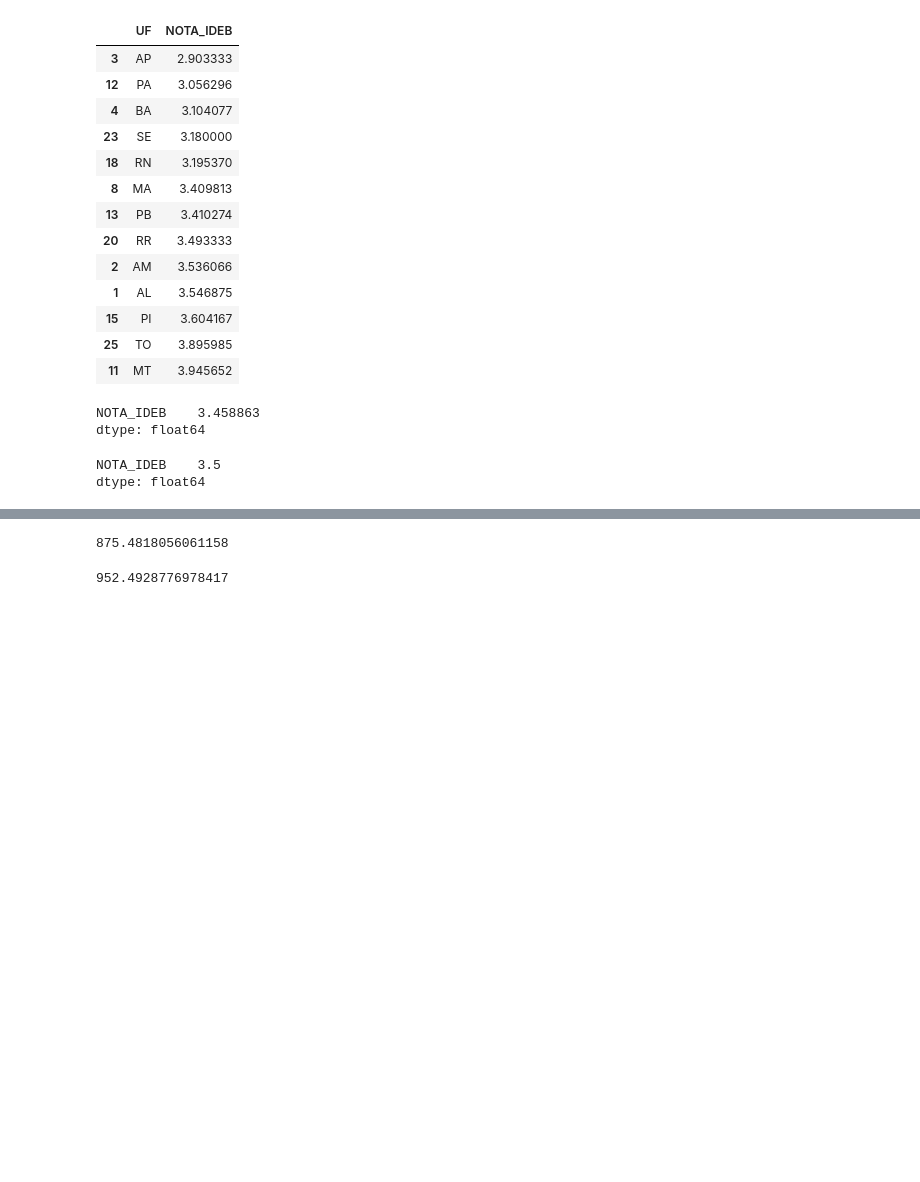
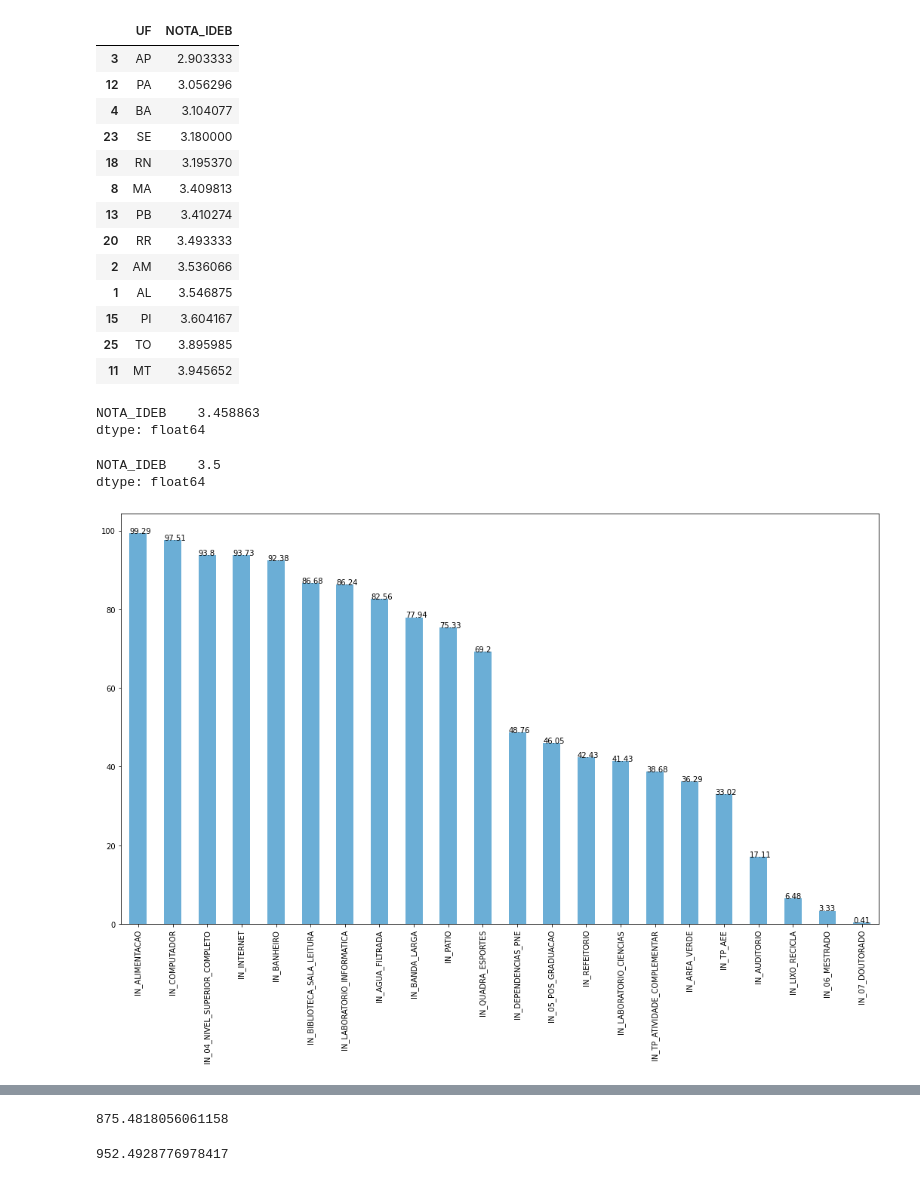
Before and after one commit to matteushc/tcc, a Jupyter notebook: 07-juncao_dados.ipynb, the cells around one changed output, grey strips where cells are left out. Cells and saved outputs as stored; diff of their text form; code cells hidden in the pictures; blank space fills up the shorter version.

```diff
--- a/07-juncao_dados.ipynb
+++ b/07-juncao_dados.ipynb
@@ -542,3 +489,37 @@ df_n[['NOTA_IDEB']].mean().round(1)
 # %% [output]
 NOTA_IDEB    3.5
 dtype: float64
+# %%
+ideb_brasil = final[
+                    [
+                    'IN_BIBLIOTECA_SALA_LEITURA',
+                    'IN_COMPUTADOR',
+                    'IN_INTERNET',
+                    'IN_AGUA_FILTRADA',
+                    'IN_BANDA_LARGA',
+                    'IN_LABORATORIO_CIENCIAS',
+                    'IN_LABORATORIO_INFORMATICA',
+                    'IN_QUADRA_ESPORTES',
+                    'IN_AREA_VERDE',
+                    'IN_DEPENDENCIAS_PNE',
+                    'IN_LIXO_RECICLA',
+                    'IN_BANHEIRO',
+                    'IN_AUDITORIO',
+                    'IN_TP_ATIVIDADE_COMPLEMENTAR',
+                    'IN_TP_AEE',
+                    'IN_PATIO',
+                    'IN_REFEITORIO',
+                    'IN_ALIMENTACAO',
+                    'IN_04_NIVEL_SUPERIOR_COMPLETO',
+                    'IN_05_POS_GRADUACAO',
+                    'IN_06_MESTRADO',
+                    'IN_07_DOUTORADO'
+                    ]
+                ].mean().sort_values(ascending=False)
+
+ax = ideb_brasil.plot(kind='bar', figsize=(18,10), color='#6baed6')
+
+for p in ax.patches:
+    ax.annotate(str(round(p.get_height(),2)), (p.get_x(), p.get_height()))
+# %% [output]
+[figure, added]
```
Also changed, not shown: parts of 11 cells of this notebook, 2 other files.
